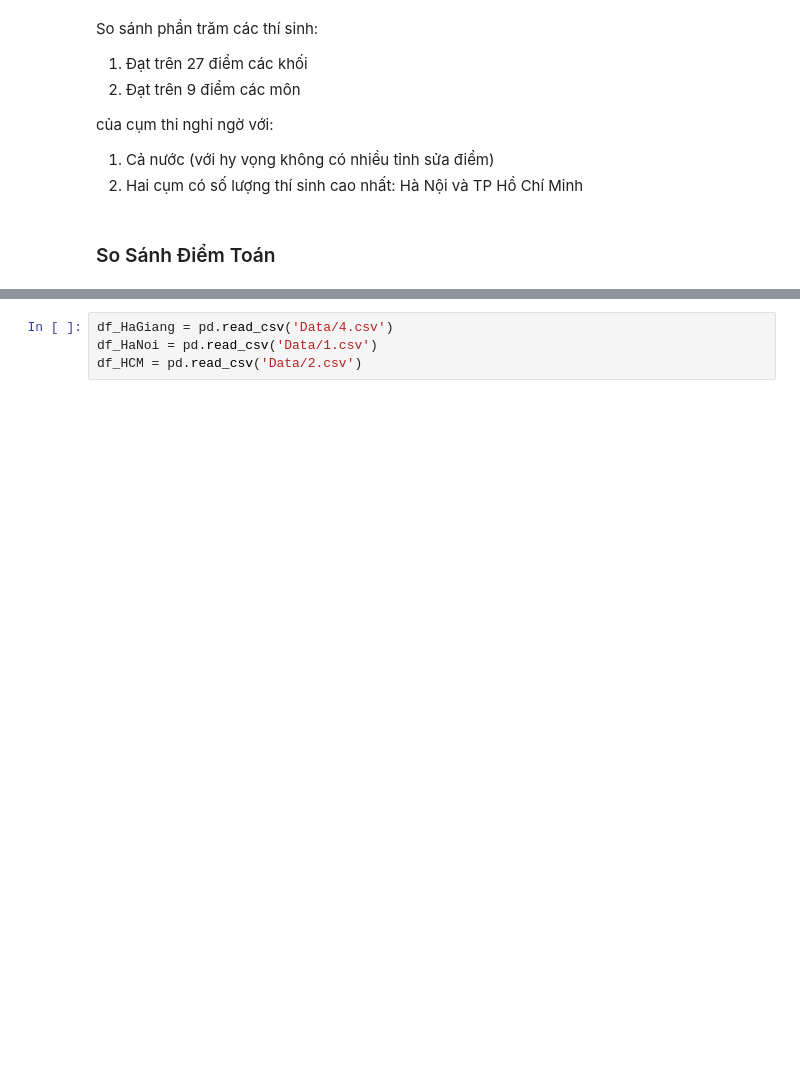
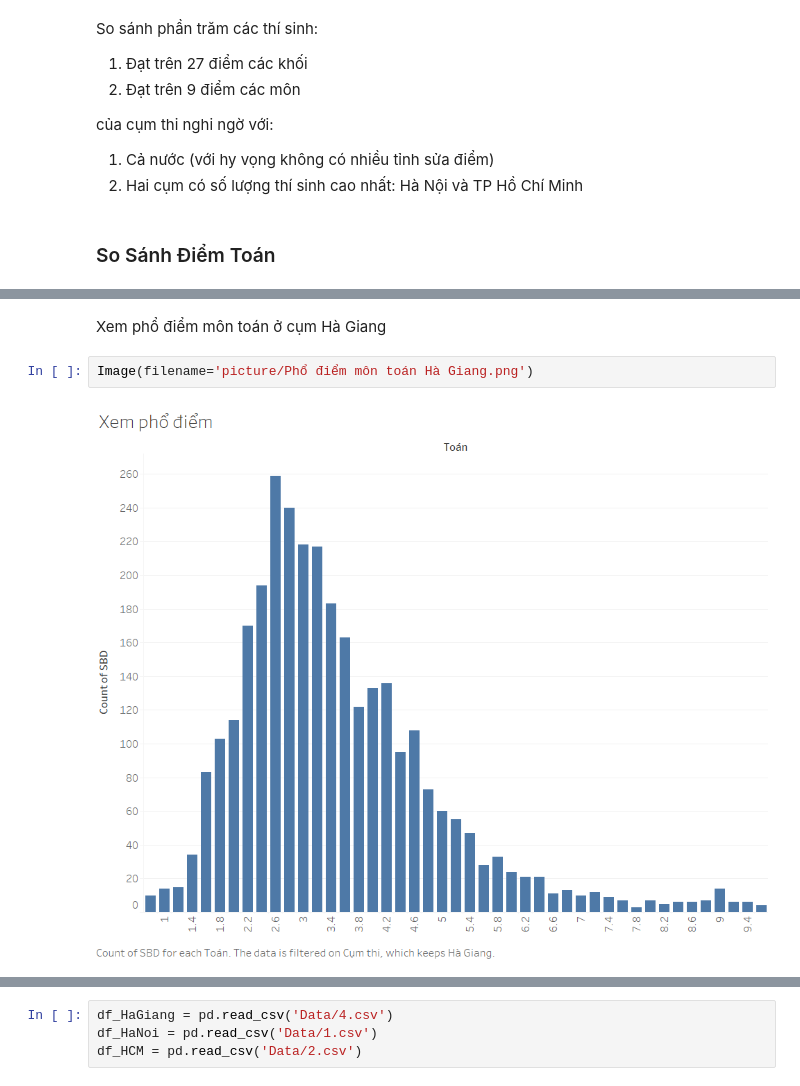
Before and after one commit to nguyenkhangme/project-visualization-cheating-score, a Jupyter notebook: Main.ipynb, the cells around one changed output, grey strips where cells are left out. Drawn from its saved outputs; the diff is of its cells as text; blank space fills up the shorter version.

```diff
--- a/Main.ipynb
+++ b/Main.ipynb
@@ -200,0 +211,6 @@ sns.catplot(x="TOÁN", kind="count", palette="ch:.25", data=df)
+# %% [markdown]
+Xem phổ điểm môn toán ở cụm Hà Giang
+# %%
+Image(filename='picture/Phổ điểm môn toán Hà Giang.png')
+# %% [output]
+[figure, added]
```
Also changed, not shown: parts of 25 cells of this notebook, 10 other files.
